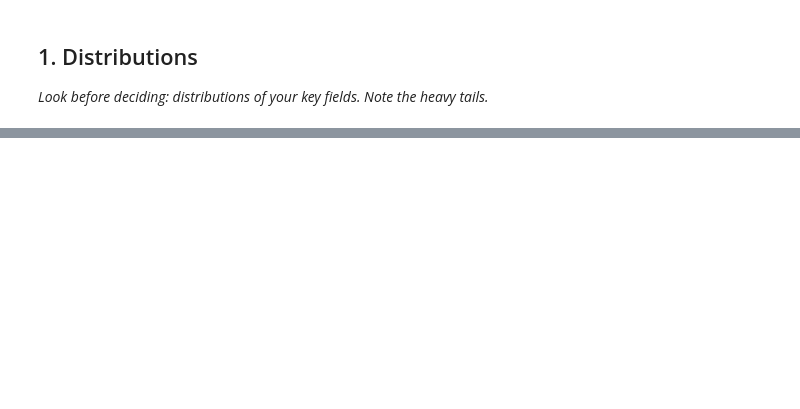
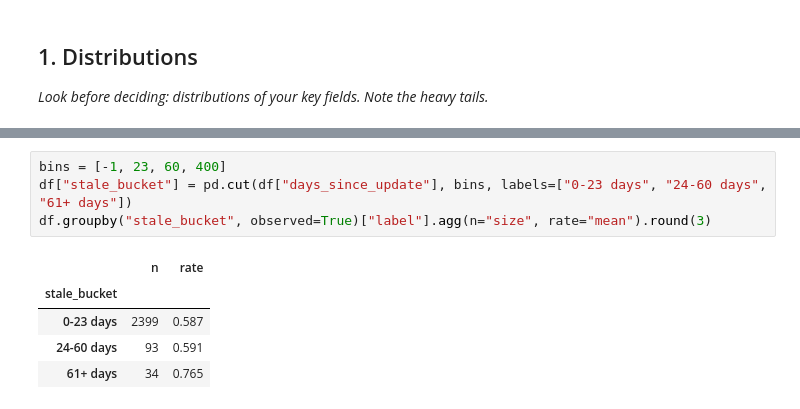
Before and after one commit to janaadarwish/flyrank-ml-internship, a Jupyter notebook: work/notebooks/w04_signal_audit.ipynb, the cells around one changed output, grey strips where cells are left out. Drawn from its saved outputs; the diff is of its cells as text; blank space fills up the shorter version.

```diff
--- a/work/notebooks/w04_signal_audit.ipynb
+++ b/work/notebooks/w04_signal_audit.ipynb
@@ -36,0 +61,10 @@ This skeleton is yours to fill. Work the sections **in order** — each one has
+# %%
+bins = [-1, 23, 60, 400]
+df["stale_bucket"] = pd.cut(df["days_since_update"], bins, labels=["0-23 days", "24-60 days", "61+ days"])
+df.groupby("stale_bucket", observed=True)["label"].agg(n="size", rate="mean").round(3)
+# %% [output]
+|  | n | rate |
+| stale_bucket |  |  |
+| 0-23 days | 2399 | 0.587 |
+| 24-60 days | 93 | 0.591 |
+| 61+ days | 34 | 0.765 |
```
Also changed, not shown: parts of 15 cells of this notebook.
